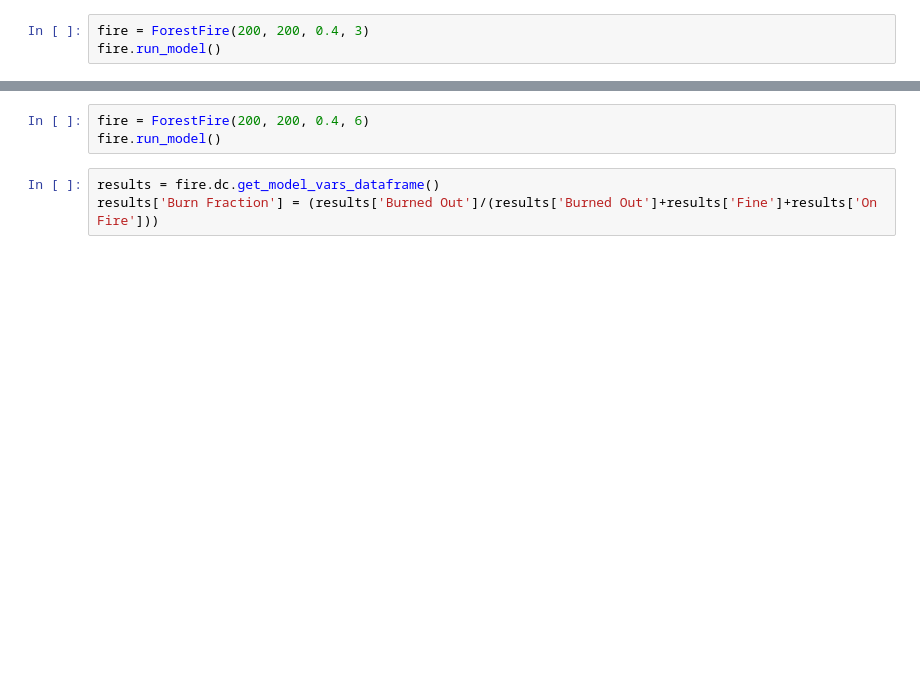
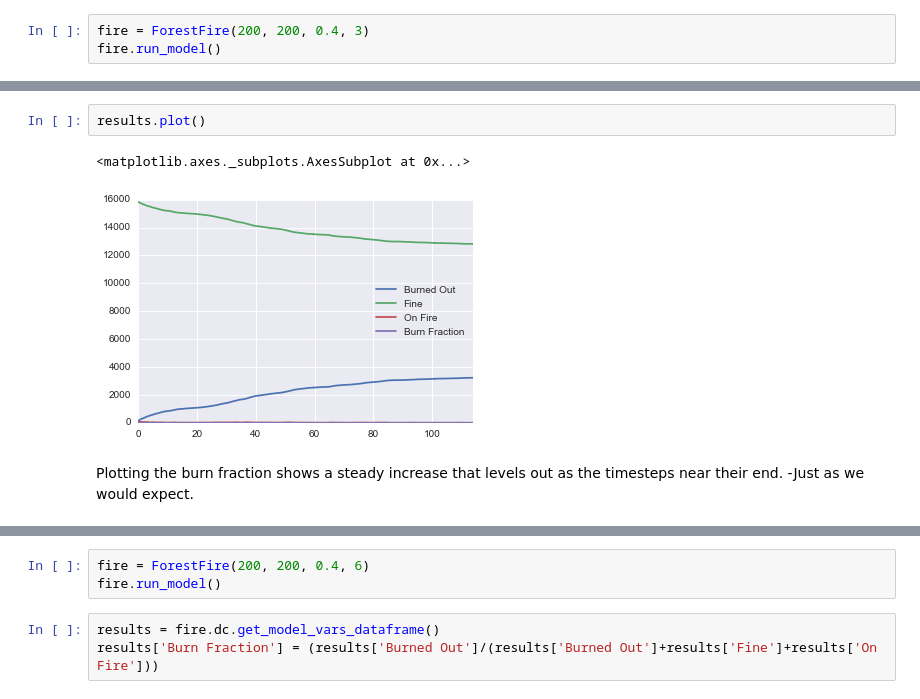
Before and after one commit to amydecastro/STA-Lab-4, a Jupyter notebook: DeCastro_Lab_4.ipynb, the cells around one changed output, grey strips where cells are left out. Cells and saved outputs as stored; diff of their text form; blank space fills up the shorter version.

```diff
--- a/DeCastro_Lab_4.ipynb
+++ b/DeCastro_Lab_4.ipynb
@@ -156,3 +164,10 @@ results.tail()
+# %%
+results.plot()
+# %% [output]
+<matplotlib.axes._subplots.AxesSubplot at 0x...>
+[figure, added]
+# %% [markdown]
+Plotting the burn fraction shows a steady increase that levels out as the timesteps near their end. -Just as we would expect.
 # %%
 burn = results['Burn Fraction'].plot()
 # %% [output]
```
Also changed, not shown: parts of 19 cells of this notebook.
